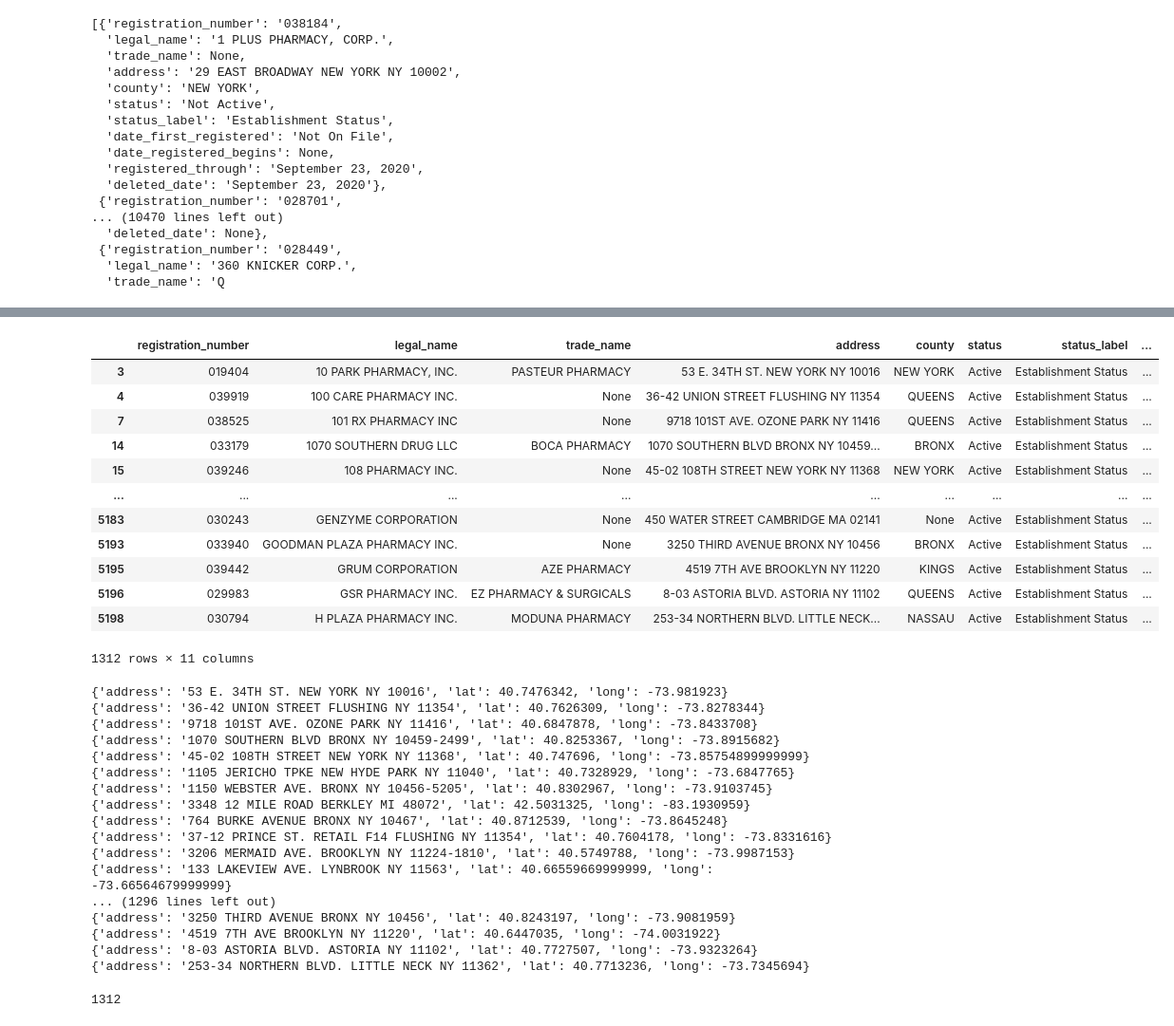
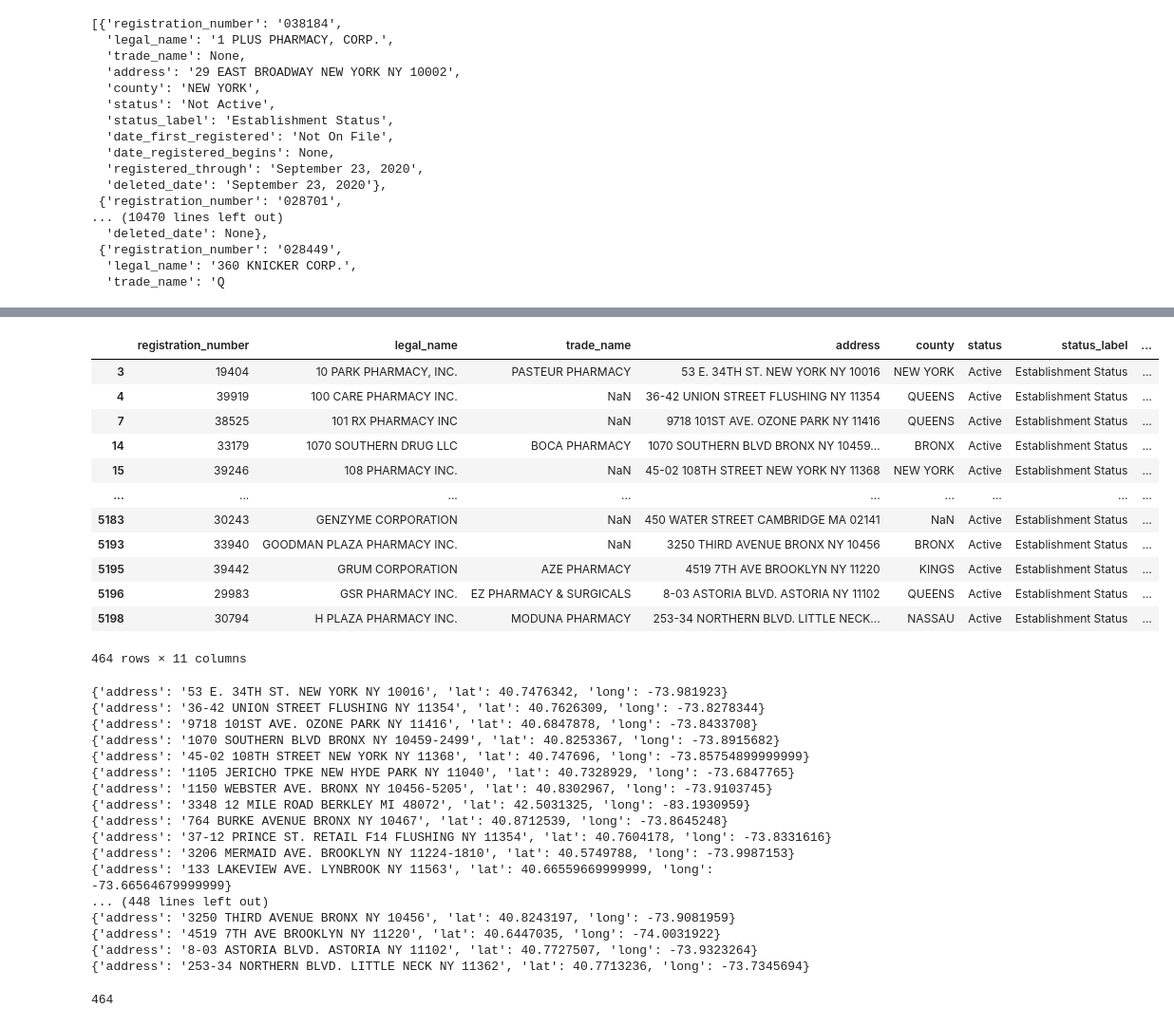
Before and after one commit to kellywaldro/data_studio_01, a Jupyter notebook: nyc_pharmacies.ipynb, the cells around one changed output, grey strips where cells are left out. Shown at 95% size. Cells and saved outputs as stored; diff of their text form; code cells hidden in the pictures.

```diff
--- a/nyc_pharmacies.ipynb
+++ b/nyc_pharmacies.ipynb
@@ -193,23 +145,29 @@ pharmacies_df
+# %%
+pharmacies_df = pd.read_csv('ny_pharmacies_unedited.csv')
 # %%
 # remove the pharmacies that are not active
 
 pharmacies_df = pharmacies_df[pharmacies_df['status'] == 'Active']
-# %%
-pharmacies_df
-# %% [output]
-|  | registration_number | legal_name | trade_name | address | county | status | status_label | ... |
-| 3 | 019404 | 10 PARK PHARMACY, INC. | PASTEUR PHARMACY | 53 E. 34TH ST. NEW YORK NY 10016 | NEW YORK | Active | Establishment Status | ... |
-| 4 | 039919 | 100 CARE PHARMACY INC. | None | 36-42 UNION STREET FLUSHING NY 11354 | QUEENS | Active | Establishment Status | ... |
-| 7 | 038525 | 101 RX PHARMACY INC | None | 9718 101ST AVE. OZONE PARK NY 11416 | QUEENS | Active | Establishment Status | ... |
-| 14 | 033179 | 1070 SOUTHERN DRUG LLC | BOCA PHARMACY | 1070 SOUTHERN BLVD BRONX NY 10459... | BRONX | Active | Establishment Status | ... |
-| 15 | 039246 | 108 PHARMACY INC. | None | 45-02 108TH STREET NEW YORK NY 11368 | NEW YORK | Active | Establishment Status | ... |
-| ... | ... | ... | ... | ... | ... | ... | ... | ... |
-| 5183 | 030243 | GENZYME CORPORATION | None | 450 WATER STREET CAMBRIDGE MA 02141 | None | Active | Establishment Status | ... |
-| 5193 | 033940 | GOODMAN PLAZA PHARMACY INC. | None | 3250 THIRD AVENUE BRONX NY 10456 | BRONX | Active | Establishment Status | ... |
-| 5195 | 039442 | GRUM CORPORATION | AZE PHARMACY | 4519 7TH AVE BROOKLYN NY 11220 | KINGS | Active | Establishment Status | ... |
-| 5196 | 029983 | GSR PHARMACY INC. | EZ PHARMACY & SURGICALS | 8-03 ASTORIA BLVD. ASTORIA NY 11102 | QUEENS | Active | Establishment Status | ... |
-| 5198 | 030794 | H PLAZA PHARMACY INC. | MODUNA PHARMACY | 253-34 NORTHERN BLVD. LITTLE NECK... | NASSAU | Active | Establishment Status | ... |
-1312 rows × 11 columns
+# %%
+# remove duplicate rows in the dataframe
+
+pharmacies_df = pharmacies_df.drop_duplicates()
+
+pharmacies_df
+# %% [output]
+|  | registration_number | legal_name | trade_name | address | county | status | status_label | ... |
+| 3 | 19404 | 10 PARK PHARMACY, INC. | PASTEUR PHARMACY | 53 E. 34TH ST. NEW YORK NY 10016 | NEW YORK | Active | Establishment Status | ... |
+| 4 | 39919 | 100 CARE PHARMACY INC. | NaN | 36-42 UNION STREET FLUSHING NY 11354 | QUEENS | Active | Establishment Status | ... |
+| 7 | 38525 | 101 RX PHARMACY INC | NaN | 9718 101ST AVE. OZONE PARK NY 11416 | QUEENS | Active | Establishment Status | ... |
+| 14 | 33179 | 1070 SOUTHERN DRUG LLC | BOCA PHARMACY | 1070 SOUTHERN BLVD BRONX NY 10459... | BRONX | Active | Establishment Status | ... |
+| 15 | 39246 | 108 PHARMACY INC. | NaN | 45-02 108TH STREET NEW YORK NY 11368 | NEW YORK | Active | Establishment Status | ... |
+| ... | ... | ... | ... | ... | ... | ... | ... | ... |
+| 5183 | 30243 | GENZYME CORPORATION | NaN | 450 WATER STREET CAMBRIDGE MA 02141 | NaN | Active | Establishment Status | ... |
+| 5193 | 33940 | GOODMAN PLAZA PHARMACY INC. | NaN | 3250 THIRD AVENUE BRONX NY 10456 | BRONX | Active | Establishment Status | ... |
+| 5195 | 39442 | GRUM CORPORATION | AZE PHARMACY | 4519 7TH AVE BROOKLYN NY 11220 | KINGS | Active | Establishment Status | ... |
+| 5196 | 29983 | GSR PHARMACY INC. | EZ PHARMACY & SURGICALS | 8-03 ASTORIA BLVD. ASTORIA NY 11102 | QUEENS | Active | Establishment Status | ... |
+| 5198 | 30794 | H PLAZA PHARMACY INC. | MODUNA PHARMACY | 253-34 NORTHERN BLVD. LITTLE NECK... | NASSAU | Active | Establishment Status | ... |
+464 rows × 11 columns
 # %%
 addresses = pharmacies_df["address"].tolist()
 # %%
@@ -244,7 +202,7 @@ for place in addresses:
 {'address': '37-12 PRINCE ST. RETAIL F14 FLUSHING NY 11354', 'lat': 40.7604178, 'long': -73.8331616}
 {'address': '3206 MERMAID AVE. BROOKLYN NY 11224-1810', 'lat': 40.5749788, 'long': -73.9987153}
 {'address': '133 LAKEVIEW AVE. LYNBROOK NY 11563', 'lat': 40.66559669999999, 'long': -73.66564679999999}
-... (1296 lines left out)
+... (448 lines left out)
 {'address': '3250 THIRD AVENUE BRONX NY 10456', 'lat': 40.8243197, 'long': -73.9081959}
 {'address': '4519 7TH AVE BROOKLYN NY 11220', 'lat': 40.6447035, 'long': -74.0031922}
 {'address': '8-03 ASTORIA BLVD. ASTORIA NY 11102', 'lat': 40.7727507, 'long': -73.9323264}
@@ -254,7 +212,7 @@ for place in addresses:
 
 len(addresses_info)
 # %% [output]
-1312
+464
 # %%
 # append the latitude and longitude to the dataframe
 
```
Also changed, not shown: parts of 4 cells of this notebook, 1 other file.
